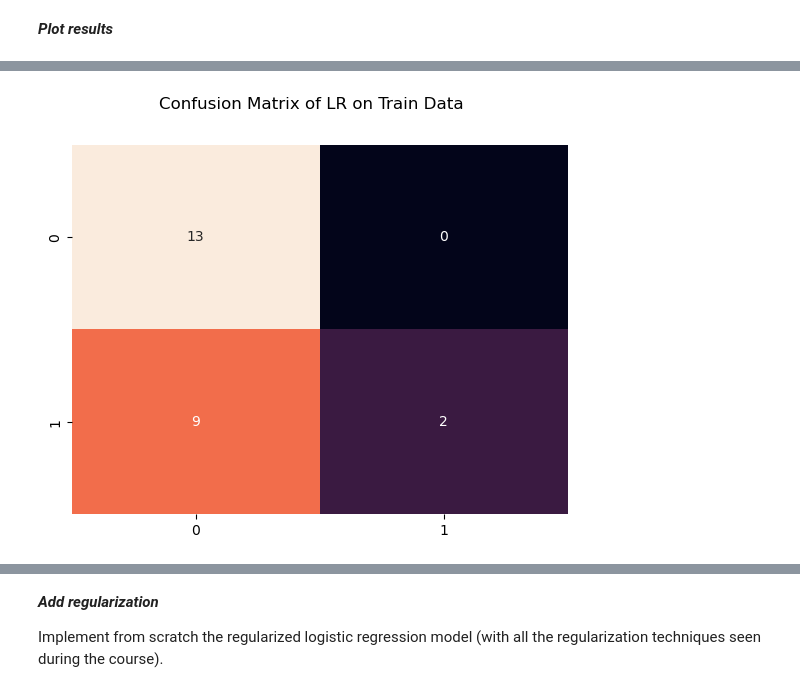
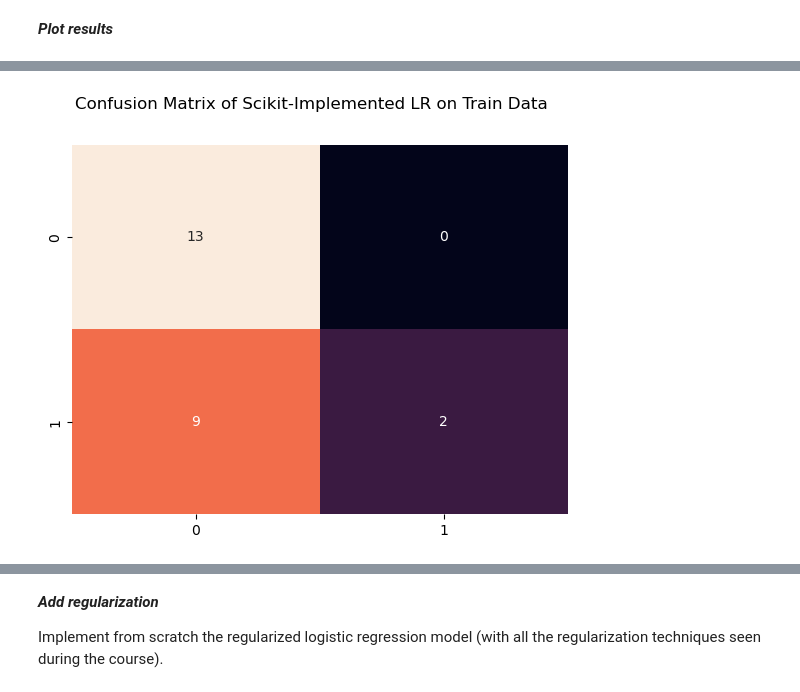
Before and after one commit to OdinMeng/MachineLearningBChallenges, a Jupyter notebook: challenges/challenge0/challenge_zero.ipynb, the cells around one changed output, grey strips where cells are left out. Cells and saved outputs as stored; diff of their text form; code cells hidden in the pictures.

```diff
--- a/challenges/challenge0/challenge_zero.ipynb
+++ b/challenges/challenge0/challenge_zero.ipynb
@@ -278,13 +281,13 @@ plt.show()
 # %%
 # Plot Confusion Matrix
 
 y_pred_train = LR.predict(X_train)
 
 from sklearn.metrics import confusion_matrix
-M = confusion_matrix(y_train, y_pred_train)
+M_train = confusion_matrix(y_train, y_pred_train)
 
-sns.heatmap(M, annot=True, cbar=False)
-plt.suptitle("Confusion Matrix of LR on Train Data")
+sns.heatmap(M_train, annot=True, cbar=False)
+plt.suptitle("Confusion Matrix of Scikit-Implemented LR on Train Data")
 plt.show()
 # %% [output]
-[figure, old version]
+[figure, new version]
```
Also changed, not shown: parts of 13 cells of this notebook, 9 other files.
